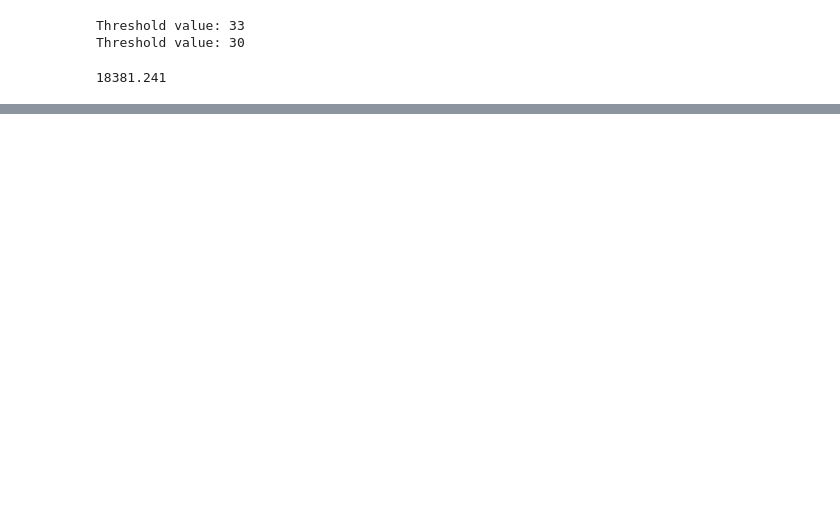
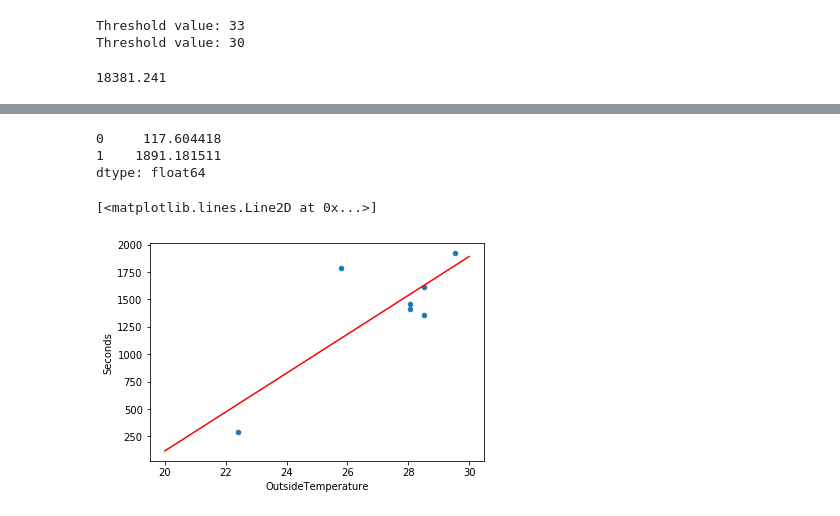
Before and after one commit to UNCG-CSE/Volvo_Truck_Analytics, a Jupyter notebook: src/IdealTimeTemp.ipynb, the cells around one changed output, grey strips where cells are left out. Cells and saved outputs as stored; diff of their text form; code cells hidden in the pictures; blank space fills up the shorter version.

Commit message:
Found the Linear regression line and attaempt on predictions
Found the Linear regression line and attaempt on predictions

```diff
--- a/src/IdealTimeTemp.ipynb
+++ b/src/IdealTimeTemp.ipynb
@@ -251,0 +239,17 @@ Name: Time (DateTime), Length: 1216689, dtype: object
+# %%
+predict_val = pd.DataFrame({'OutsideTemperature': [20, 30]})
+
+
+preds = lm.predict(predict_val)
+preds
+# %% [output]
+0     117.604418
+1    1891.181511
+dtype: float64
+# %%
+df_data.plot(kind='scatter', x='OutsideTemperature', y='Seconds')
+#plt.margins()
+plt.plot(predict_val, preds, c='red')
+# %% [output]
+[<matplotlib.lines.Line2D at 0x...>]
+[figure, added]
```
Also changed, not shown: parts of 6 cells of this notebook.
